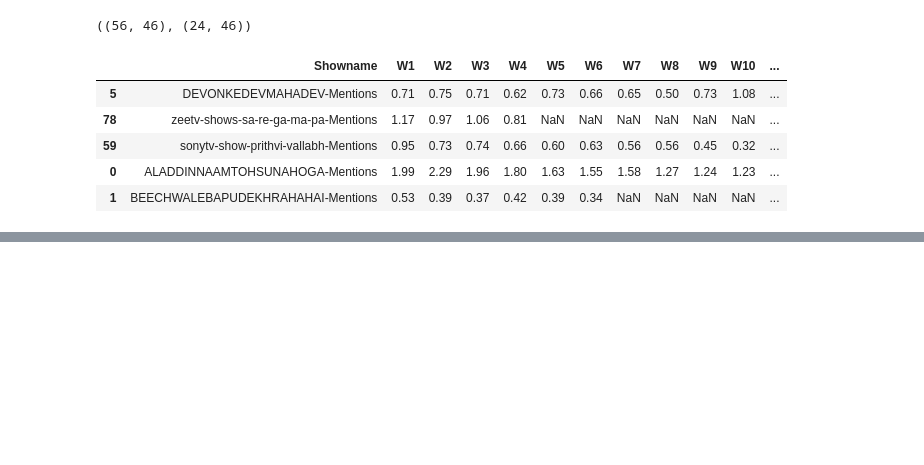
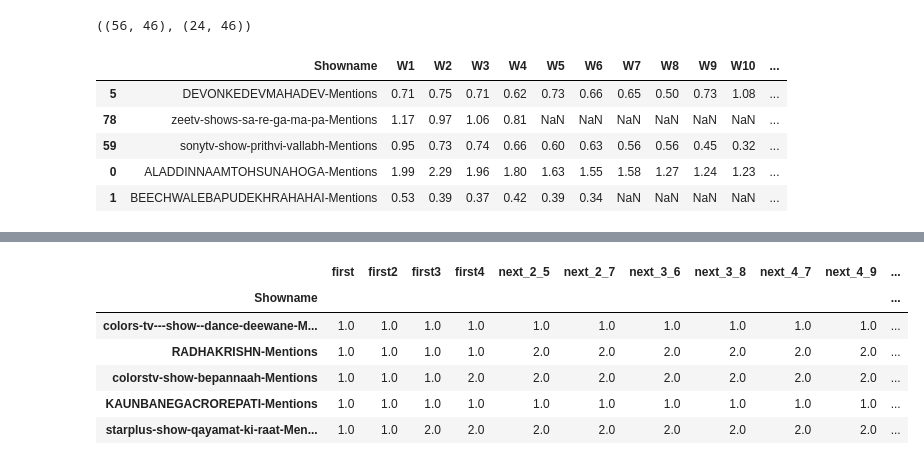
Before and after one commit to abhi050688/initial_test, a Jupyter notebook: Parsing new data.ipynb, the cells around one changed output, grey strips where cells are left out. Cells and saved outputs as stored; diff of their text form; code cells hidden in the pictures; blank space fills up the shorter version.

```diff
--- a/Parsing new data.ipynb
+++ b/Parsing new data.ipynb
@@ -218,0 +270,2 @@ Name: LocalTime, dtype: timedelta64[ns]
+# %%
+train_ratings,train_ratings_ranked=cal_err(train,srt='first')
@@ -218,0 +274,6 @@ Name: LocalTime, dtype: timedelta64[ns]
+# %%
+train_ratings.reset_index(inplace=True)
+train_ratings.rename(columns={'Showname':'nname'},inplace=True)
+train_ratings_ranked.reset_index(inplace=True)
+train_ratings_ranked.rename(columns={'Showname':'nname'},inplace=True)
+train_ratings.head()
@@ -218,0 +287,10 @@ Name: LocalTime, dtype: timedelta64[ns]
+# %%
+train_ratings_ranked.head()
+# %% [output]
+|  | first | first2 | first3 | first4 | next_2_5 | next_2_7 | next_3_6 | next_3_8 | next_4_7 | next_4_9 | ... |
+| Showname |  |  |  |  |  |  |  |  |  |  | ... |
+| colors-tv---show--dance-deewane-M... | 1.0 | 1.0 | 1.0 | 1.0 | 1.0 | 1.0 | 1.0 | 1.0 | 1.0 | 1.0 | ... |
+| RADHAKRISHN-Mentions | 1.0 | 1.0 | 1.0 | 1.0 | 2.0 | 2.0 | 2.0 | 2.0 | 2.0 | 2.0 | ... |
+| colorstv-show-bepannaah-Mentions | 1.0 | 1.0 | 1.0 | 2.0 | 2.0 | 2.0 | 2.0 | 2.0 | 2.0 | 2.0 | ... |
+| KAUNBANEGACROREPATI-Mentions | 1.0 | 1.0 | 1.0 | 1.0 | 1.0 | 1.0 | 1.0 | 1.0 | 1.0 | 1.0 | ... |
+| starplus-show-qayamat-ki-raat-Men... | 1.0 | 1.0 | 2.0 | 2.0 | 2.0 | 2.0 | 2.0 | 2.0 | 2.0 | 2.0 | ... |
```
Also changed, not shown: parts of 36 cells of this notebook.
